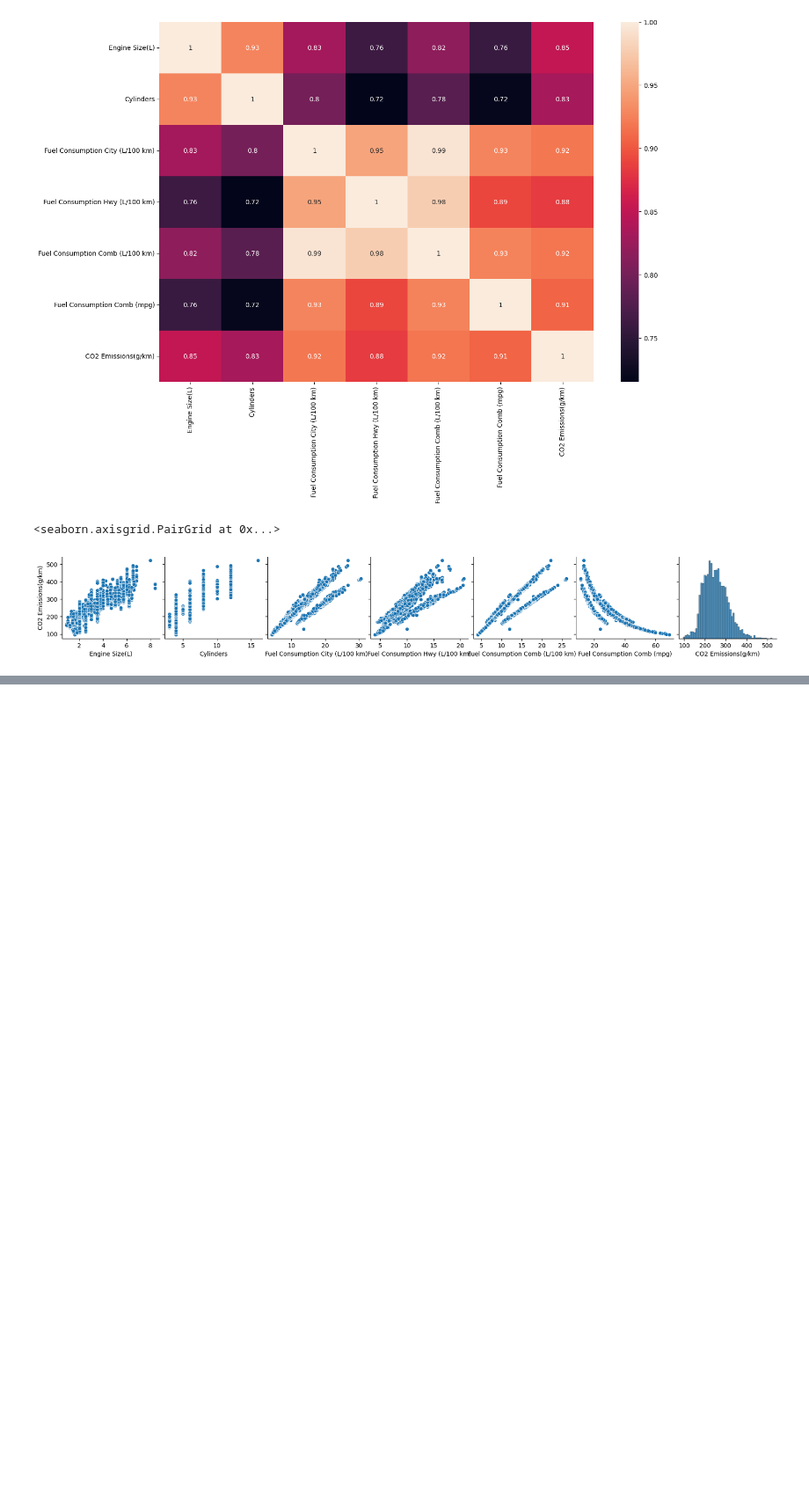
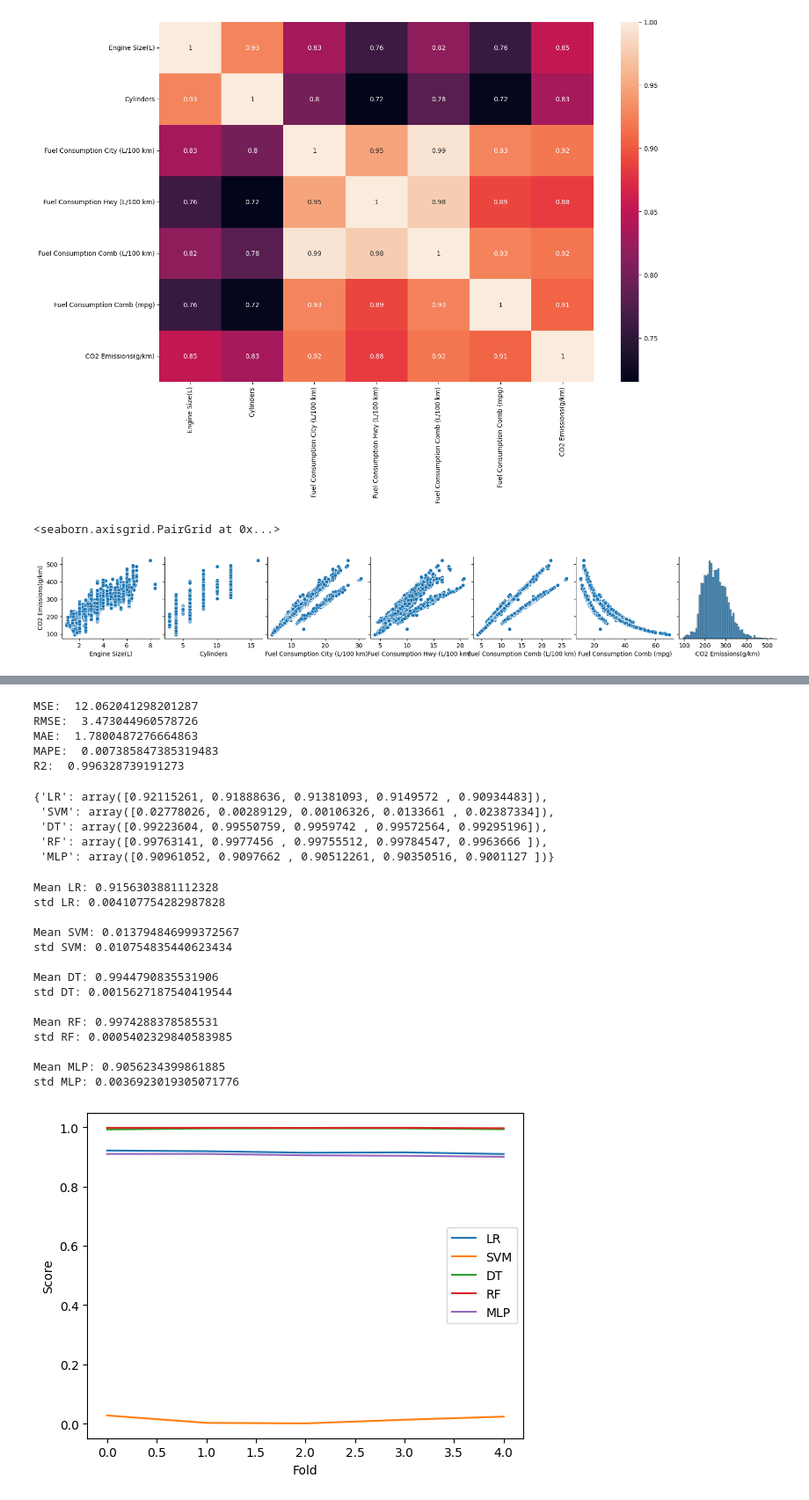
Before and after one commit to danielrawlins21/Machine_Learing_Intro, a Jupyter notebook: Dia5.ipynb, the cells around one changed output, grey strips where cells are left out. Shown at 88% size. Saved outputs shown, nothing was run; the diff lists cells and outputs as text; code cells hidden in the pictures; blank space fills up the shorter version.

```diff
--- a/Dia5.ipynb
+++ b/Dia5.ipynb
@@ -148,0 +226,69 @@ for col in cat_col:
+# %%
+y_pred_dt = dt.predict(X_test)
+calcular_metricas(y_test,y_pred_dt)
+# %% [output]
+MSE:  12.062041298201287
+RMSE:  3.473044960578726
+MAE:  1.7800487276664863
+MAPE:  0.007385847385319483
+R2:  0.996328739191273
+# %%
+from sklearn.svm import SVR
+from sklearn.ensemble import RandomForestRegressor
+from sklearn.neural_network import MLPRegressor
+
+models = {
+    'LR': LinearRegression(),
+    'SVM': SVR(),
+    'DT': DecisionTreeRegressor(),
+    'RF': RandomForestRegressor(),
+    'MLP': MLPRegressor()
+
+}
+# %%
+from sklearn.model_selection import cross_val_score
+
+def val_models(models, X, y):
+    results={}
+    for model_name, model in models.items():
+        scores = cross_val_score(model,X, y, cv=5)
+        results[model_name] = scores
+
+    return results
+# %%
+results = val_models(models, X_train, y_train)
+# %%
+results
+# %% [output]
+{'LR': array([0.92115261, 0.91888636, 0.91381093, 0.9149572 , 0.90934483]),
+ 'SVM': array([0.02778026, 0.00289129, 0.00106326, 0.0133661 , 0.02387334]),
+ 'DT': array([0.99223604, 0.99550759, 0.9959742 , 0.99572564, 0.99295196]),
+ 'RF': array([0.99763141, 0.9977456 , 0.99755512, 0.99784547, 0.9963666 ]),
+ 'MLP': array([0.90961052, 0.9097662 , 0.90512261, 0.90350516, 0.9001127 ])}
+# %%
+for model_name, scores in results.items():
+    plt.plot(scores, label=model_name)
+    print(f"Mean {model_name}: {np.mean(scores)}")
+    print(f'std {model_name}: {np.std(scores)}')
+    print('')
+
+plt.xlabel('Fold')
+plt.ylabel('Score')
+plt.legend()
+plt.show()
+# %% [output]
+Mean LR: 0.9156303881112328
+std LR: 0.004107754282987828
+
+Mean SVM: 0.013794846999372567
+std SVM: 0.010754835440623434
+
+Mean DT: 0.9944790835531906
+std DT: 0.0015627187540419544
+
+Mean RF: 0.9974288378585531
+std RF: 0.0005402329840583985
+
+Mean MLP: 0.9056234399861885
+std MLP: 0.0036923019305071776
+[figure, added]
```
Also changed, not shown: parts of 14 cells of this notebook.
